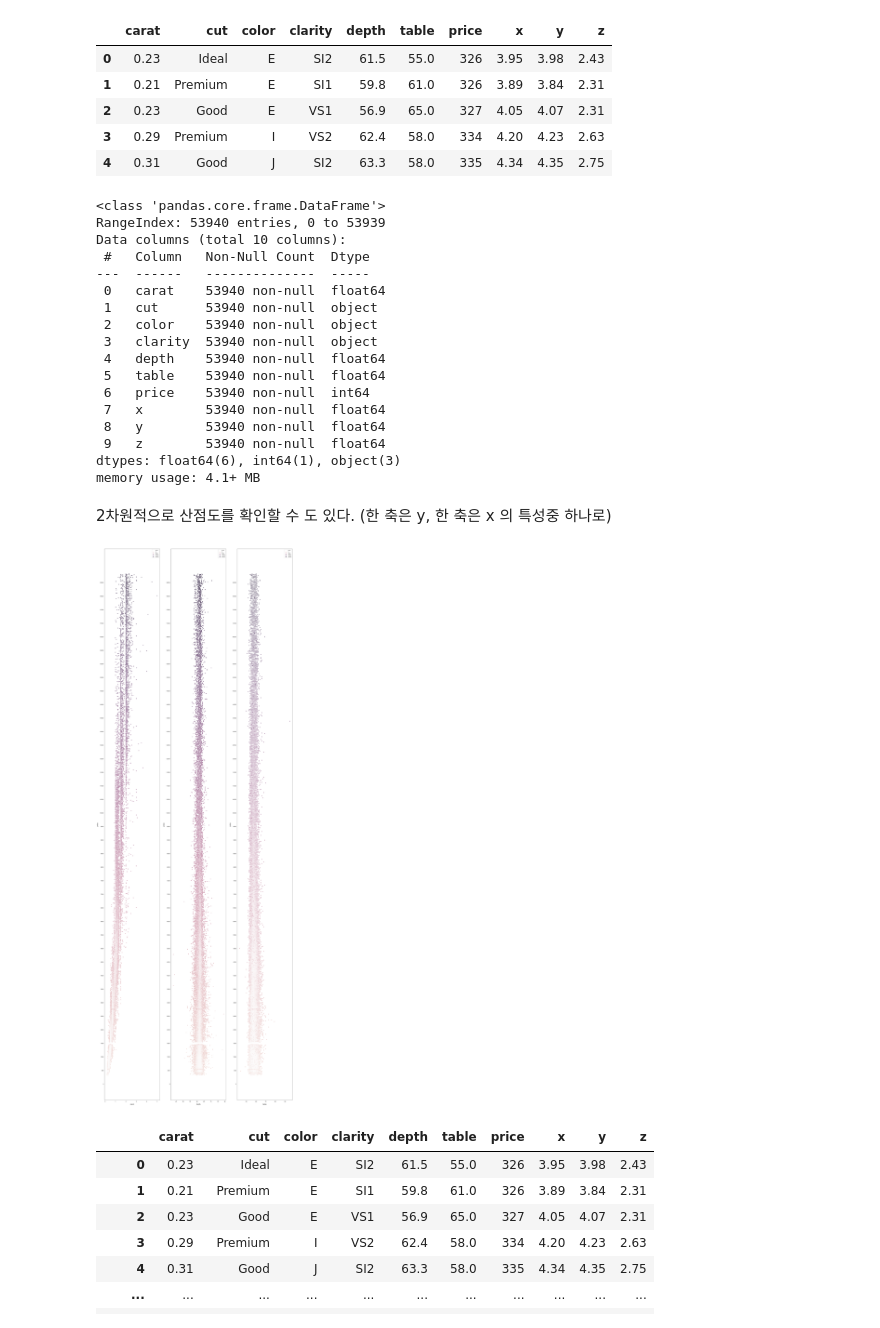
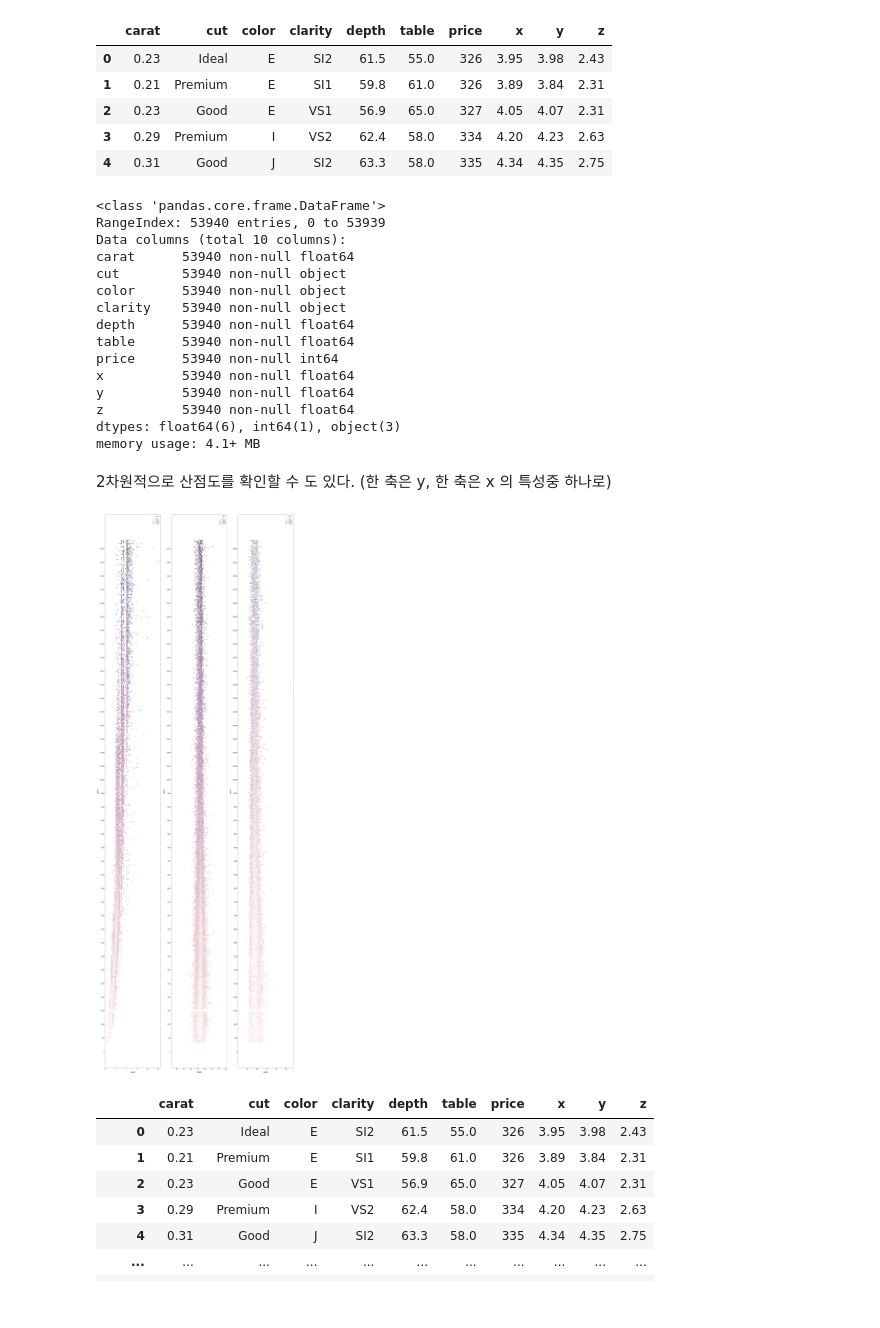
Before and after one commit to hana-dool/Data_Processing, a Jupyter notebook: [NA,Outlier].ipynb, the cells around one changed output. Drawn from its saved outputs; the diff is of its cells as text; code cells hidden in the pictures.

```diff
--- a/[NA,Outlier].ipynb
+++ b/[NA,Outlier].ipynb
@@ -180,23 +184,21 @@ df.head()
 | 3 | 0.29 | Premium | I | VS2 | 62.4 | 58.0 | 334 | 4.20 | 4.23 | 2.63 |
 | 4 | 0.31 | Good | J | SI2 | 63.3 | 58.0 | 335 | 4.34 | 4.35 | 2.75 |
 # %%
-diamonds.info()
+df.info()
 # %% [output]
 <class 'pandas.core.frame.DataFrame'>
 RangeIndex: 53940 entries, 0 to 53939
 Data columns (total 10 columns):
- #   Column   Non-Null Count  Dtype
----  ------   --------------  -----
- 0   carat    53940 non-null  float64
- 1   cut      53940 non-null  object
- 2   color    53940 non-null  object
- 3   clarity  53940 non-null  object
- 4   depth    53940 non-null  float64
- 5   table    53940 non-null  float64
- 6   price    53940 non-null  int64
- 7   x        53940 non-null  float64
- 8   y        53940 non-null  float64
- 9   z        53940 non-null  float64
+carat      53940 non-null float64
+cut        53940 non-null object
+color      53940 non-null object
+clarity    53940 non-null object
+depth      53940 non-null float64
+table      53940 non-null float64
+price      53940 non-null int64
+x          53940 non-null float64
+y          53940 non-null float64
+z          53940 non-null float64
 dtypes: float64(6), int64(1), object(3)
 memory usage: 4.1+ MB
 # %% [markdown]
@@ -204,34 +206,34 @@ memory usage: 4.1+ MB
 # %%
 # Finding numeric features
 numeric_dtypes = ['int16', 'int32', 'int64', 'float16', 'float32', 'float64']
 numeric = []
 for i in df.columns:
     if df[i].dtype in numeric_dtypes:
         if i in ['x','y','z','price']: # numeric 타입의 x 특성중 굳이 outlier 를 보고싶지 않은경우 (ordinal 이라던가 그런경우는 보고싶지 않을것이다.)
             pass
         else:
             numeric.append(i)
 # visualising some more outliers in the data values
-fig, axs = plt.subplots(ncols=2, nrows=0, figsize=(12, 120))
+fig, axs = plt.subplots(ncols=2, nrows=1, figsize=(12, 120))
 plt.subplots_adjust(right=2,top=2) # right = 2 , top = 2 로 두어서 각 subplot 의그래프를 크게 (즉 2*2 4개 그래프가 들어갈 자리를 혼자차지) 그리자.
 sns.color_palette("husl", 8)
 for i, feature in enumerate(list(numeric), 1): # enumerate 가 1 부터 시작한다.
     plt.subplot(len(list(numeric)), 3, i) # subplot 을 그린다 row 의 수는 그냥 len 으로 대체,
     sns.scatterplot(x=feature, y='price', hue='price', data=df) # hue 에다가 SalePrice 를 넣어서 색을 구분하게 하였다.
     plt.xlabel('{}'.format(feature), size=15,labelpad=12.5)
     plt.ylabel('price', size=15, labelpad=12.5)
 
     plt.tick_params(axis='x', labelsize=12) # x 축의 글자 크기설정
     plt.tick_params(axis='y', labelsize=12) # y 축의 글자 크기설정
 
     y_range = np.arange(0 , max(df['price'])+100,500) # 500 의 차이로 나누기개로 나누기
     plt.yticks(y_range) ;
 
     plt.legend(loc='best', prop={'size': 10}) # legend 만들기
 
 plt.show()
 # %% [output]
-[figure, old version]
+[figure, new version]
 # %%
 df
 # %% [output]
```
Also changed, not shown: parts of 17 cells of this notebook.
